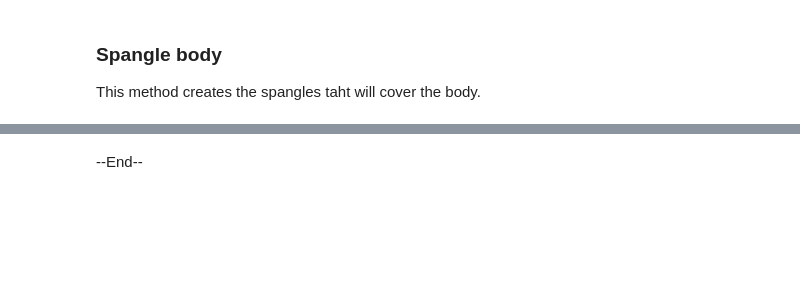
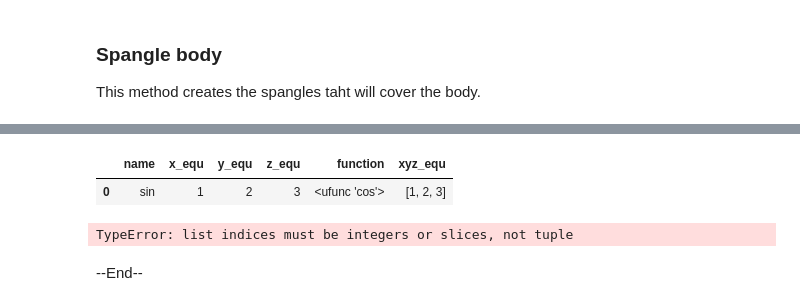
Before and after one commit to seap-udea/pryngles, a Jupyter notebook: dev/pryngles-ring.ipynb, the cells around one changed output, grey strips where cells are left out. Cells and saved outputs as stored; diff of their text form; code cells hidden in the pictures; blank space fills up the shorter version.

```diff
--- a/dev/pryngles-ring.ipynb
+++ b/dev/pryngles-ring.ipynb
@@ -295,2 +369,20 @@ OK
+# %%
+df=pd.DataFrame(columns=["name",
+                         "x_equ","y_equ","z_equ","function","xyz_equ"])
+# %%
+df=df.append(dict(name="sin",function=np.sin),ignore_index=True)
+# %%
+df.loc[0].function=np.cos
+df.loc[0][["x_equ","y_equ","z_equ"]]=np.array([1,2,3])
+df.loc[0,"xyz_equ"]=[1,2,3]
+# %%
+df
+# %% [output]
+|  | name | x_equ | y_equ | z_equ | function | xyz_equ |
+| 0 | sin | 1 | 2 | 3 | <ufunc 'cos'> | [1, 2, 3] |
+# %%
+df.loc[0,"xyz_equ"][:,0]
+# %% [output]
+TypeError: list indices must be integers or slices, not tuple
 # %% [markdown]
 --End--
```
Also changed, not shown: parts of 8 cells of this notebook, 6 other files.
